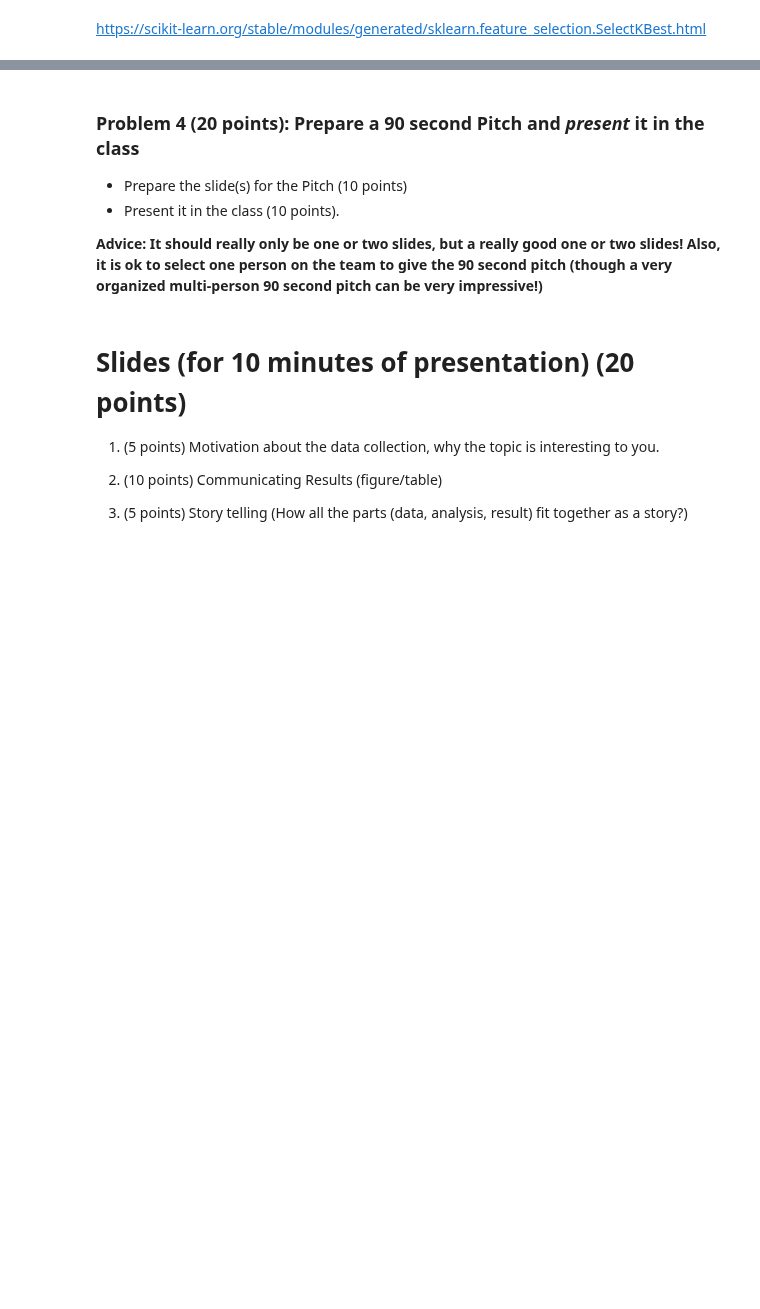
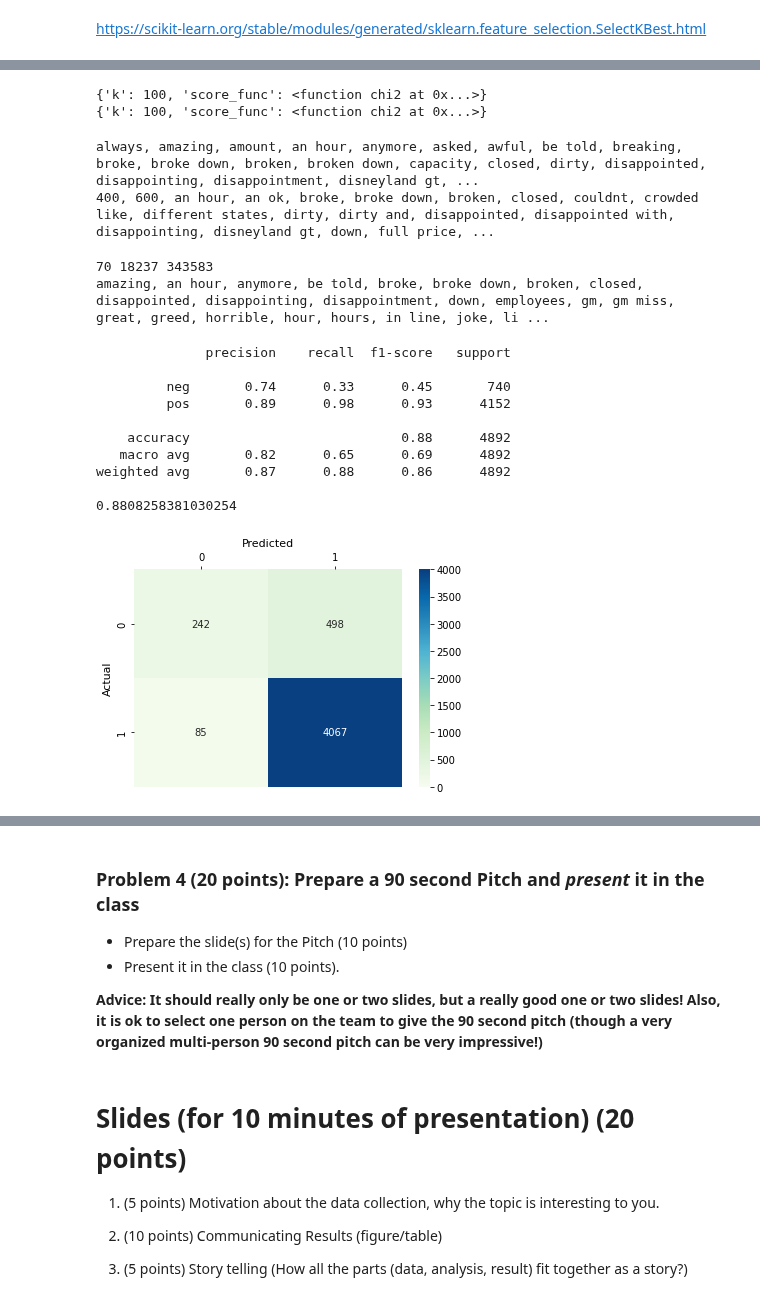
Before and after one commit to GTWFam/Group7_DS3010, a Jupyter notebook: CaseStudy4_Business.ipynb, the cells around one changed output, grey strips where cells are left out. Drawn from its saved outputs; the diff is of its cells as text; code cells hidden in the pictures; blank space fills up the shorter version.

```diff
--- a/CaseStudy4_Business.ipynb
+++ b/CaseStudy4_Business.ipynb
@@ -345,0 +395,80 @@ https://scikit-learn.org/stable/modules/generated/sklearn.feature_selection.Sele
+# %%
+data_vect = TfidfVectorizer(min_df=1, max_df=0.7, ngram_range=(1,2))
+
+train_vector = data_vect.fit_transform(docs_train)
+unique_words_train = data_vect.get_feature_names_out()
+test_vector = data_vect.transform(docs_test)
+unique_words_test = data_vect.get_feature_names_out()
+
+best_select = SelectKBest(chi2, k=100)
+best_train = best_select.fit_transform(train_vector, y_train)
+best_indexes_train = best_select.get_feature_names_out()
+
+best_test = best_select.fit_transform(test_vector, y_test)
+best_indexes_test = best_select.get_feature_names_out()
+# %% [output]
+{'k': 100, 'score_func': <function chi2 at 0x...>}
+{'k': 100, 'score_func': <function chi2 at 0x...>}
+# %%
+for i in best_indexes_train:
+    index = int(i.split('x')[1])
+    print(unique_words_train[index], end=', ')
+print()
+for i in best_indexes_test:
+    index = int(i.split('x')[1])
+    print(unique_words_test[index], end=', ')
+# %% [output]
+always, amazing, amount, an hour, anymore, asked, awful, be told, breaking, broke, broke down, broken, broken down, capacity, closed, dirty, disappointed, disappointing, disappointment, disneyland gt, ...
+400, 600, an hour, an ok, broke, broke down, broken, closed, couldnt, crowded like, different states, dirty, dirty and, disappointed, disappointed with, disappointing, disneyland gt, down, full price, ...
+# %%
+chi2_scores, pvalues = chi2(train_vector, y_train)
+indexes = []
+for i in range(len(chi2_scores)):
+    if pvalues[i] < 0.005:
+        indexes.append(i)
+        # print('%-20s %-20s %s' %(i, chi2_scores[i], pvalues[i]))
+# %%
+print(len(indexes), min(indexes), max(indexes))
+best_predictors = []
+for i in indexes:
+    best_predictors.append(unique_words_train[i])
+    print(unique_words_train[i], end=', ')
+# %% [output]
+70 18237 343583
+amazing, an hour, anymore, be told, broke, broke down, broken, closed, disappointed, disappointing, disappointment, down, employees, gm, gm miss, great, greed, horrible, hour, hours, in line, joke, li ...
+# %%
+data_vect = TfidfVectorizer(min_df=1, max_df=1.0, ngram_range=(1,3), vocabulary=best_predictors)
+best_train_vector = data_vect.fit_transform(docs_train)
+best_test_vector = data_vect.transform(docs_test)
+# %%
+from sklearn.svm import LinearSVC
+from sklearn import metrics
+import seaborn as sns
+
+svc_clf = LinearSVC(C=1, max_iter=5000)
+
+model = svc_clf.fit(best_train_vector, y_train)
+y_predicted = model.predict(best_test_vector)
+
+print(metrics.classification_report(y_test, y_predicted,
+                                    target_names=dataset.target_names))
+
+cm = metrics.confusion_matrix(y_test, y_predicted)
+x = sns.heatmap(cm, vmin=0, vmax=4000, annot=True, fmt="d", linewidths=0, cmap="GnBu")
+x.xaxis.tick_top()
+x.set_title('Predicted', size=11)
+x.set_ylabel('Actual', size=11)
+
+print(model.score(best_test_vector, y_test))
+# %% [output]
+              precision    recall  f1-score   support
+
+         neg       0.74      0.33      0.45       740
+         pos       0.89      0.98      0.93      4152
+
+    accuracy                           0.88      4892
+   macro avg       0.82      0.65      0.69      4892
+weighted avg       0.87      0.88      0.86      4892
+
+0.8808258381030254
+[figure, added]
```
Also changed, not shown: parts of 12 cells of this notebook.
